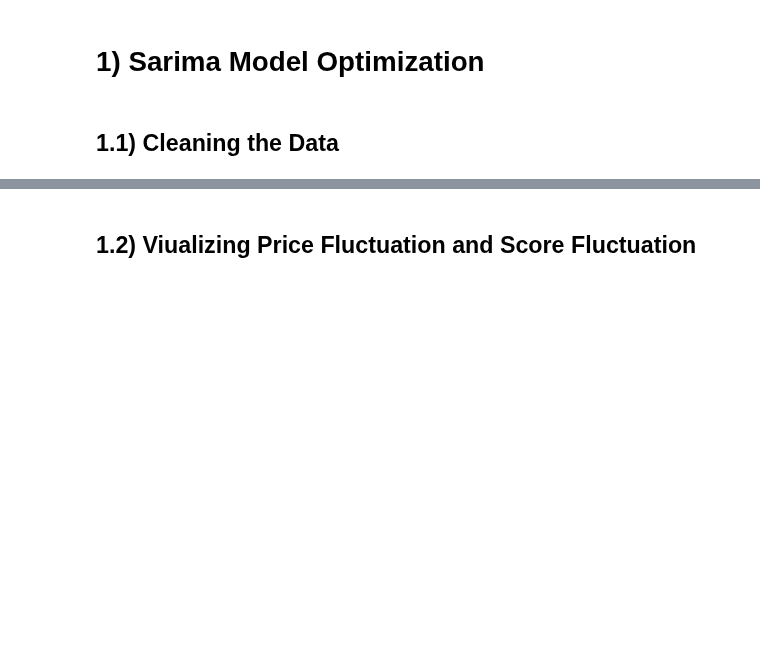
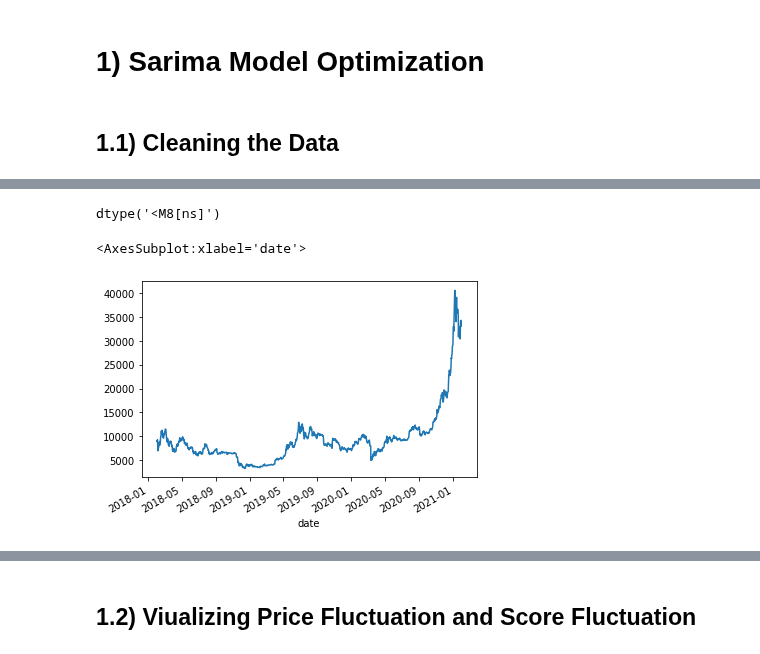
Before and after one commit to Dmunozig/crypto_sentiment, a Jupyter notebook: notebooks/Yassine modelling NB.ipynb, the cells around one changed output, grey strips where cells are left out. Drawn from its saved outputs; the diff is of its cells as text; code cells hidden in the pictures; blank space fills up the shorter version.

```diff
--- a/notebooks/Yassine modelling NB.ipynb
+++ b/notebooks/Yassine modelling NB.ipynb
@@ -25,0 +101,9 @@ model_df.to_csv('../data/prices_scores_clean.csv')
+# %%
+model_df.index.dtype
+# %% [output]
+dtype('<M8[ns]')
+# %%
+model_df['price'].plot()
+# %% [output]
+<AxesSubplot:xlabel='date'>
+[figure, added]
```
Also changed, not shown: parts of 28 cells of this notebook, 1 other file.
